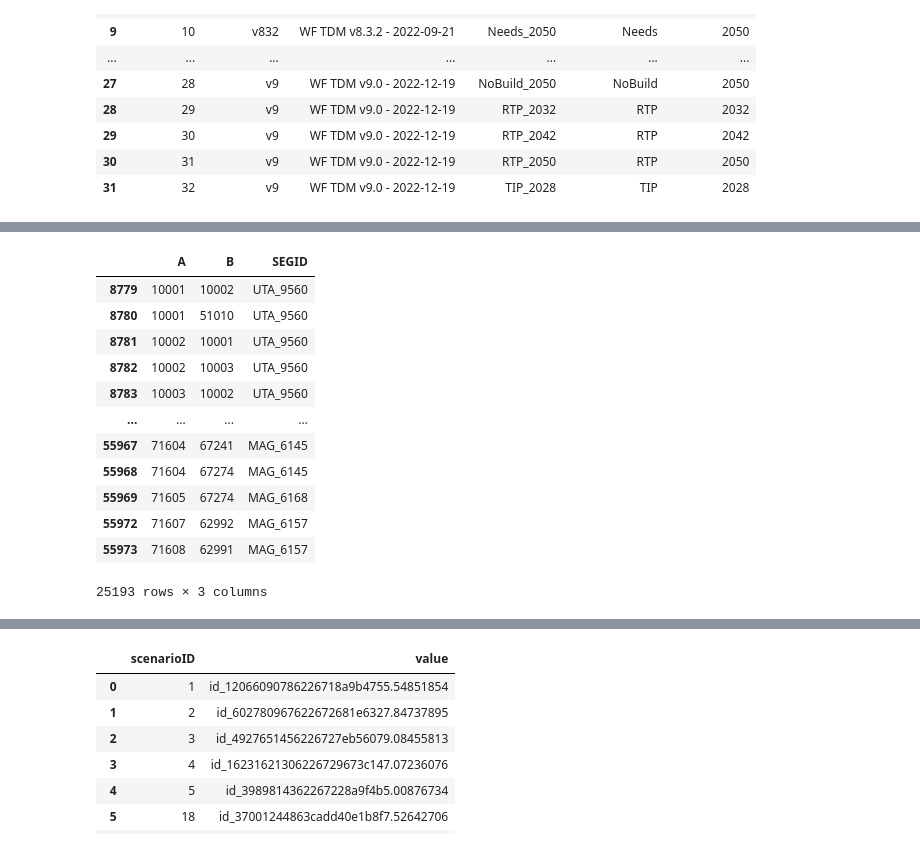
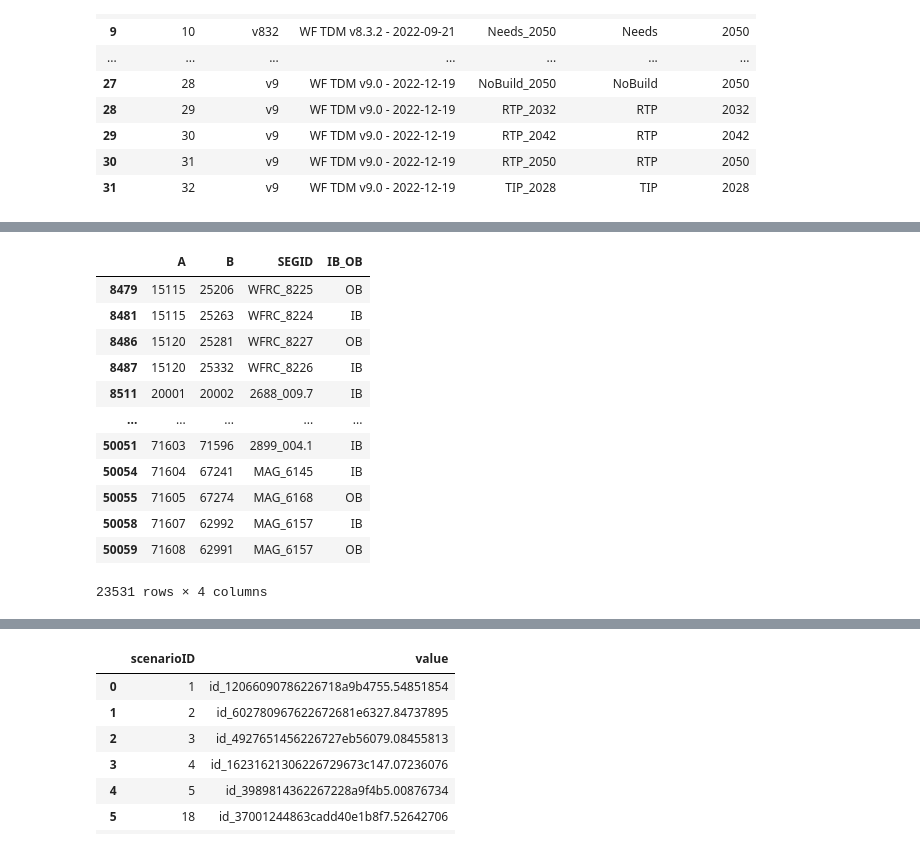
Before and after one commit to WFRCAnalytics/TDM-VAL-Scenario-Comparison-Toolbox, a Jupyter notebook: 2.1-TotalTDMTool/A-OldDataReformatAndPrepForApp.ipynb, the cells around one changed output, grey strips where cells are left out. Saved outputs shown, nothing was run; the diff lists cells and outputs as text; code cells hidden in the pictures.

```diff
--- a/2.1-TotalTDMTool/A-OldDataReformatAndPrepForApp.ipynb
+++ b/2.1-TotalTDMTool/A-OldDataReformatAndPrepForApp.ipynb
@@ -218,23 +156,24 @@ display(dfTotVol['D_TOT_VOL'].sum())
 # %%
 # Add SegIDs
-dfNetWithSegIDs = pd.DataFrame(DBF(r"A:\1 - TDM\3 - Model Dev\1 - WF\2 - Sandbox\v9.0Beta\WF TDM v9.0 - 2022-12-19\1_Inputs\3_Highway\GIS\MasterNet_v9 - 2023-01-26 - Link.dbf", load=True))
-dfNetWithSegIDs = dfNetWithSegIDs[['A','B','SEGID']]
+#dfNetWithSegIDs = pd.DataFrame(DBF(r"A:\1 - TDM\3 - Model Dev\1 - WF\2 - Sandbox\v9.0Beta\WF TDM v9.0 - 2022-12-19\1_Inputs\3_Highway\GIS\MasterNet_v9 - 2023-01-26 - Link.dbf", load=True))
+dfNetWithSegIDs = pd.DataFrame(DBF(r"A:\1 - TDM\3 - Model Dev\1 - WF\2 - Sandbox\v9.0Beta\WF TDM v9.0 - 2022-12-19\Scenarios\Needs_2050\0_InputProcessing\v9_Needs_SE50_Net50_Link.DBF", load=True))
+dfNetWithSegIDs = dfNetWithSegIDs[['A','B','SEGID','IB_OB']]
 dfNetWithSegIDs = dfNetWithSegIDs[dfNetWithSegIDs['SEGID']!='']
 dfNetWithSegIDs
 # %% [output]
-|  | A | B | SEGID |
-| 8779 | 10001 | 10002 | UTA_9560 |
-| 8780 | 10001 | 51010 | UTA_9560 |
-| 8781 | 10002 | 10001 | UTA_9560 |
-| 8782 | 10002 | 10003 | UTA_9560 |
-| 8783 | 10003 | 10002 | UTA_9560 |
-| ... | ... | ... | ... |
-| 55967 | 71604 | 67241 | MAG_6145 |
-| 55968 | 71604 | 67274 | MAG_6145 |
-| 55969 | 71605 | 67274 | MAG_6168 |
-| 55972 | 71607 | 62992 | MAG_6157 |
-| 55973 | 71608 | 62991 | MAG_6157 |
+|  | A | B | SEGID | IB_OB |
+| 8479 | 15115 | 25206 | WFRC_8225 | OB |
+| 8481 | 15115 | 25263 | WFRC_8224 | IB |
+| 8486 | 15120 | 25281 | WFRC_8227 | OB |
+| 8487 | 15120 | 25332 | WFRC_8226 | IB |
+| 8511 | 20001 | 20002 | 2688_009.7 | IB |
+| ... | ... | ... | ... | ... |
+| 50051 | 71603 | 71596 | 2899_004.1 | IB |
+| 50054 | 71604 | 67241 | MAG_6145 | IB |
+| 50055 | 71605 | 67274 | MAG_6168 | OB |
+| 50058 | 71607 | 62992 | MAG_6157 | IB |
+| 50059 | 71608 | 62991 | MAG_6157 | OB |
-25193 rows × 3 columns
+23531 rows × 4 columns
 # %%
 # join od detail with link seg data. only preserve rows with data in both tables since some links don't have segids etc
 dfTotVolWithSegIDs = pd.DataFrame.merge(dfTotVol,dfNetWithSegIDs,on=('A','B'),how='inner')
```
Also changed, not shown: parts of 22 cells of this notebook, 42 other files.
